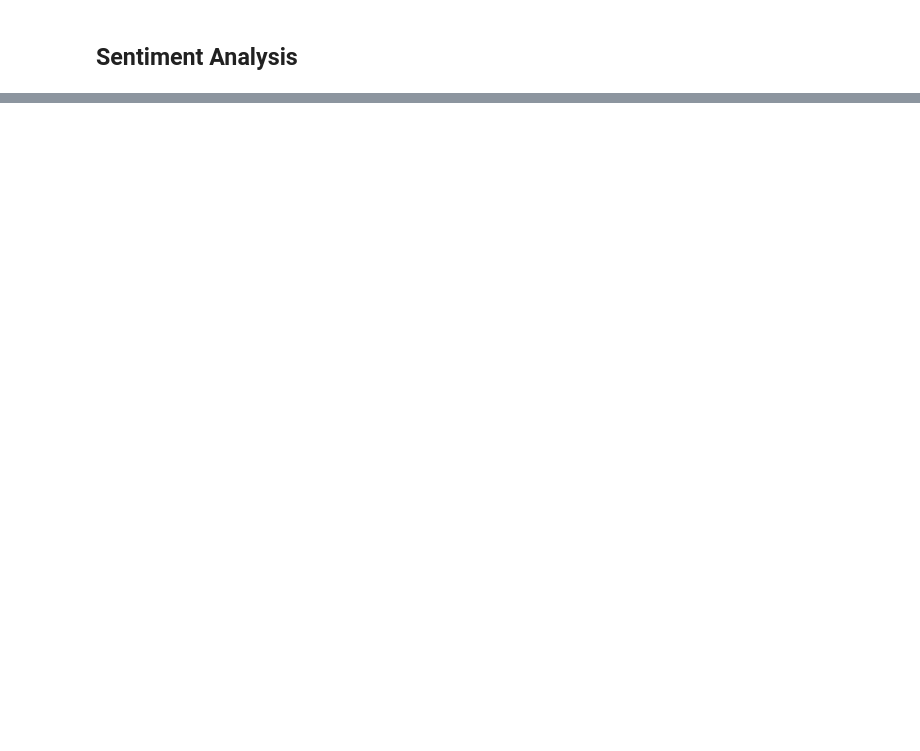
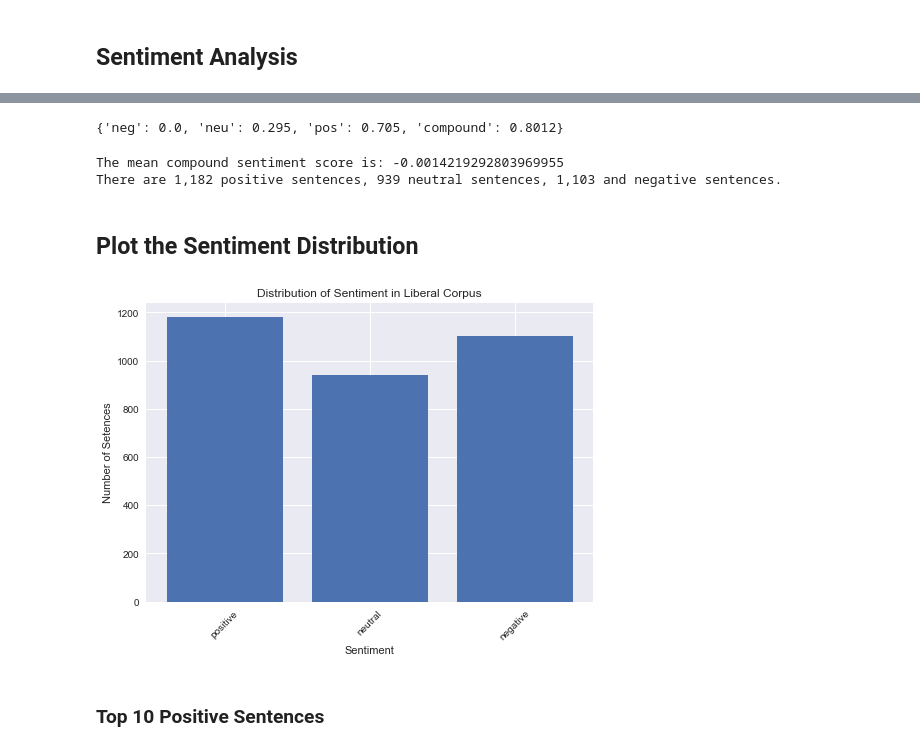
Before and after one commit to tobijegede/opinion-news-nlp, a Jupyter notebook: code/liberal_news_analysis.ipynb, the cells around one changed output, grey strips where cells are left out. Cells and saved outputs as stored; diff of their text form; code cells hidden in the pictures; blank space fills up the shorter version.

Commit message:
add sentiment analysis + neutral ipynb
added sentiment analysis to the liberal news analysis + added a jupyter notebook for analyzing the cdc transcripts

```diff
--- a/code/liberal_news_analysis.ipynb
+++ b/code/liberal_news_analysis.ipynb
@@ -334,0 +389,53 @@ for topic_idx in range(num_topics):
+# %%
+#import the required packages
+from nltk.sentiment import SentimentIntensityAnalyzer
+sia = SentimentIntensityAnalyzer()
+# %%
+#test the package
+sia.polarity_scores("Wow, NLTK is really powerful!")
+# %% [output]
+{'neg': 0.0, 'neu': 0.295, 'pos': 0.705, 'compound': 0.8012}
+# %%
+#try the sentiment analysis on the covid_sentences
+
+#store all of the compound scores
+total_compound_scores = []
+positive_setences = []
+negative_sentences = []
+neutral_sentences = []
+#first 5 sentences test
+for sentence in covid_sentences:
+    score = sia.polarity_scores(sentence)
+    compound_score = score["compound"]
+    total_compound_scores.append(compound_score)
+
+    if compound_score == 0:
+        neutral_sentences.append((sentence, score))
+    elif compound_score > 0:
+        positive_setences.append((sentence, score))
+    else:
+        negative_sentences.append((sentence, score))
+
+print("The mean compound sentiment score is: {}".format(sum(total_compound_scores)/len(total_compound_scores)))
+print("There are {:,} positive sentences, {:,} neutral sentences, {:,} and negative sentences.".format(len(positive_setences), len(neutral_sentences), len(negative_sentences)))
+# %% [output]
+The mean compound sentiment score is: -0.0014219292803969955
+There are 1,182 positive sentences, 939 neutral sentences, 1,103 and negative sentences.
+# %% [markdown]
+## Plot the Sentiment Distribution
+# %%
+plt.style.use('seaborn')
+
+x = ["positive", "neutral", "negative"]
+y = [len(positive_setences), len(neutral_sentences), len(negative_sentences)]
+plt.bar(x,y)
+plt.xlabel('Sentiment')
+plt.xticks(rotation=45)
+plt.ylabel('Number of Setences')
+plt.title('Distribution of Sentiment in Liberal Corpus')
+
+plt.show()
+# %% [output]
+[figure, added]
+# %% [markdown]
+### Top 10 Positive Sentences
```
Also changed, not shown: parts of 23 cells of this notebook, 2 other files.
